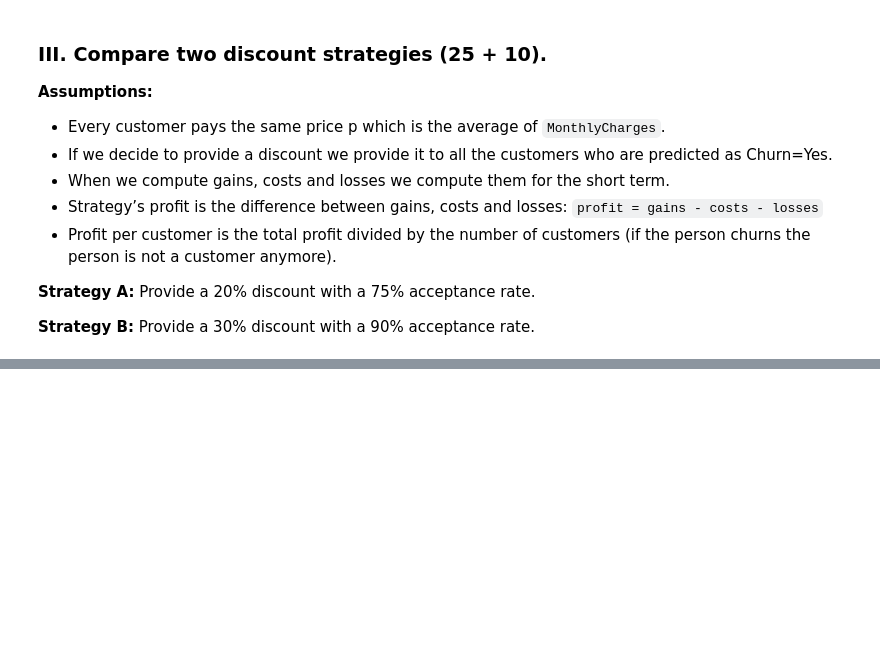
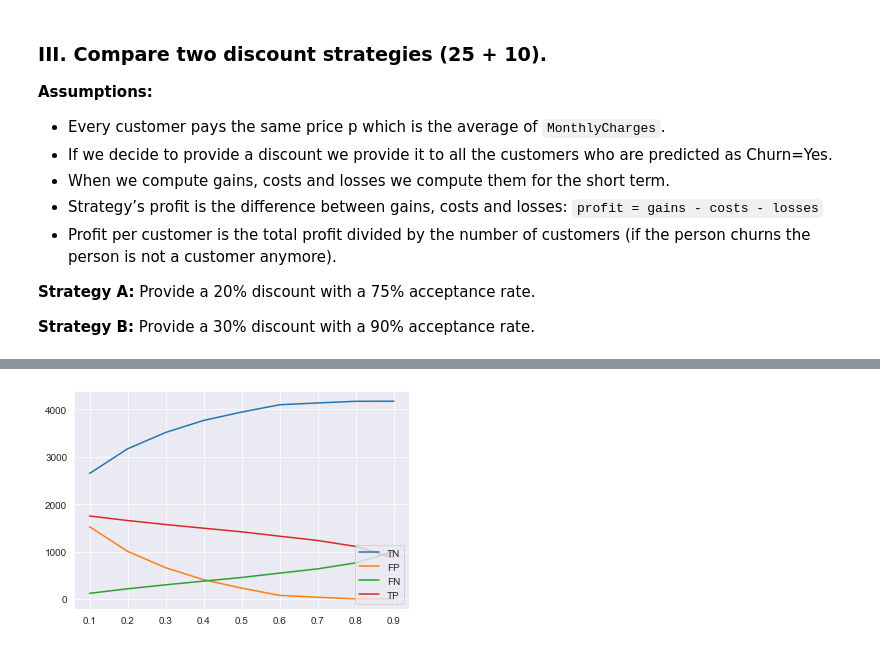
Before and after one commit to Mist3r-R/hse-sse-ds-business-2020, a Jupyter notebook: HW_4.ipynb, the cells around one changed output, grey strips where cells are left out. Saved outputs shown, nothing was run; the diff lists cells and outputs as text; code cells hidden in the pictures; blank space fills up the shorter version.

```diff
--- a/HW_4.ipynb
+++ b/HW_4.ipynb
@@ -182,0 +398,25 @@ FN = 228
+# %%
+TN = []
+FP = []
+FN = []
+TP = []
+
+for t in thresh:
+    probas = cross_val_predict(logit, X, y, method='predict_proba')
+    pred = (probas[:,1] >= t).astype(int)
+    matrix = confusion_matrix(y, pred)
+    tn, fp, fn, tp = matrix.ravel()
+    TN.append(tn)
+    FP.append(fp)
+    FN.append(fn)
+    TP.append(tp)
+# %%
+fig = plt.figure()
+plt.plot(thresh, TN, label='TN')
+plt.plot(thresh, FP, label='FP')
+plt.plot(thresh, FN, label='FN')
+plt.plot(thresh, TP, label='TP')
+plt.legend(loc='lower right')
+plt.show()
+# %% [output]
+[figure, added]
```
Also changed, not shown: parts of 26 cells of this notebook.
